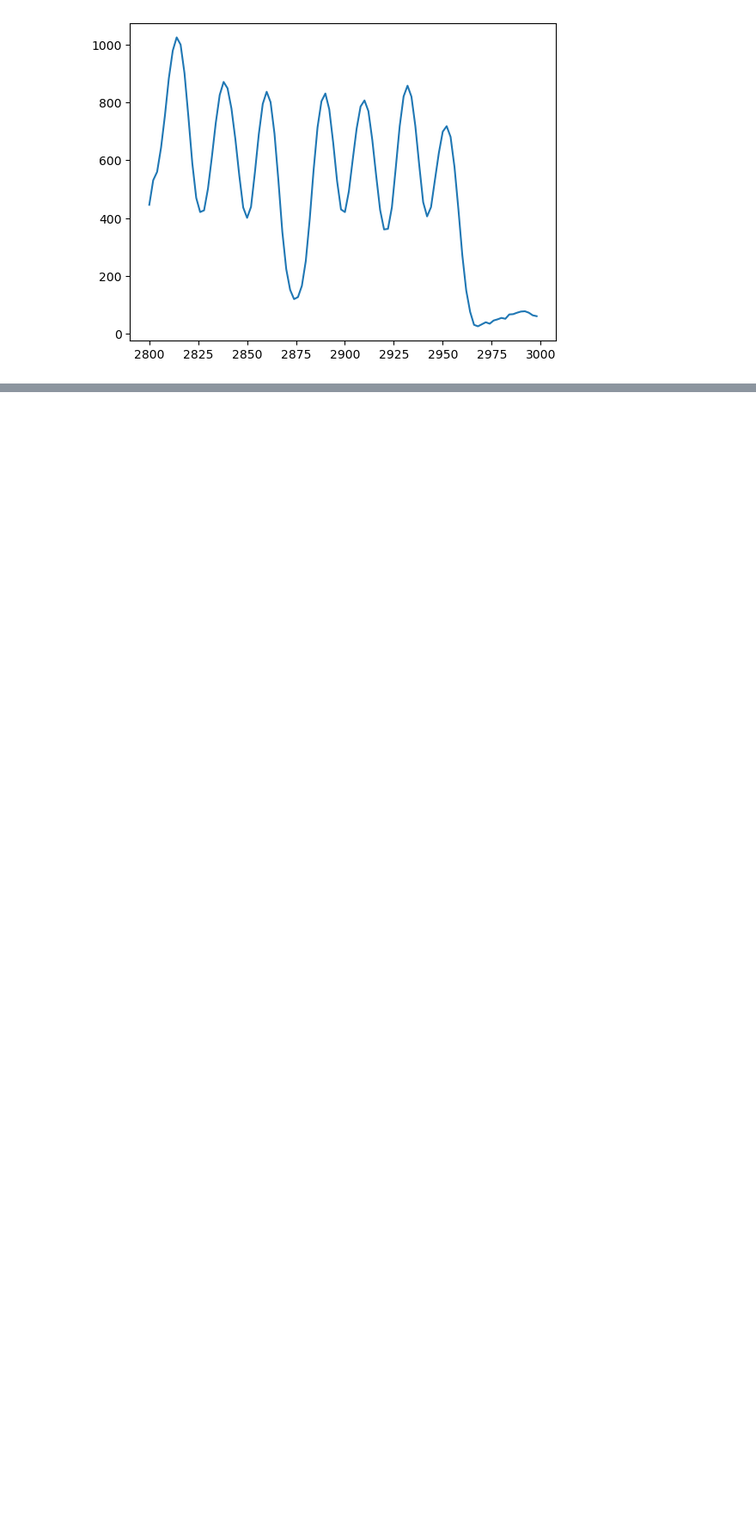
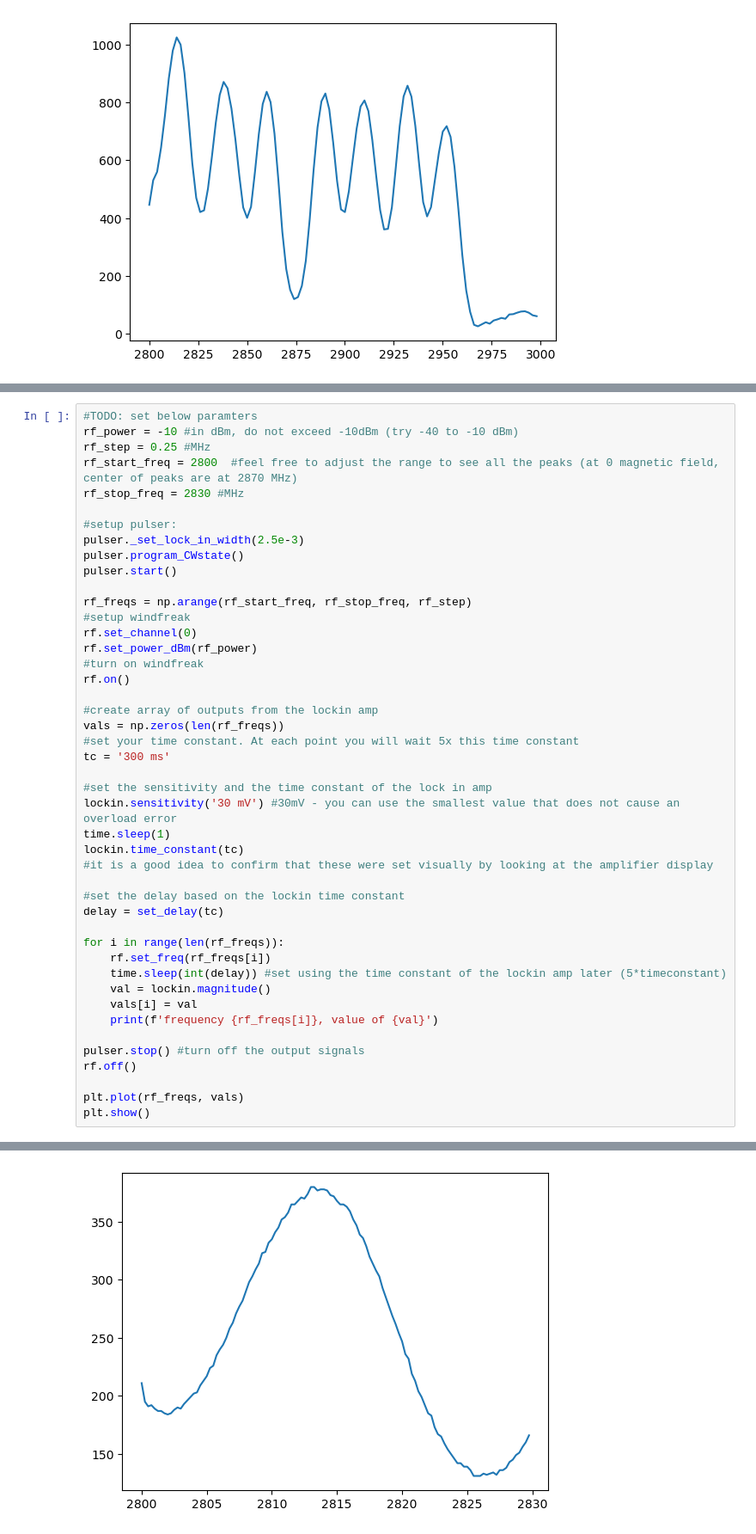
Before and after one commit to yudgy/ee400-lab2-qubit-control, a Jupyter notebook: CWODMR.ipynb, the cells around one changed output, grey strips where cells are left out. Shown at 86% size. Drawn from its saved outputs; the diff is of its cells as text; blank space fills up the shorter version.

```diff
--- a/CWODMR.ipynb
+++ b/CWODMR.ipynb
@@ -217,0 +206,46 @@ KeyboardInterrupt:
+# %%
+#TODO: set below paramters
+rf_power = -10 #in dBm, do not exceed -10dBm (try -40 to -10 dBm)
+rf_step = 0.25 #MHz
+rf_start_freq = 2800  #feel free to adjust the range to see all the peaks (at 0 magnetic field, center of peaks are at 2870 MHz)
+rf_stop_freq = 2830 #MHz
+
+#setup pulser:
+pulser._set_lock_in_width(2.5e-3)
+pulser.program_CWstate()
+pulser.start()
+
+rf_freqs = np.arange(rf_start_freq, rf_stop_freq, rf_step)
+#setup windfreak
+rf.set_channel(0)
+rf.set_power_dBm(rf_power)
+#turn on windfreak
+rf.on()
+
+#create array of outputs from the lockin amp
+vals = np.zeros(len(rf_freqs))
+#set your time constant. At each point you will wait 5x this time constant
+tc = '300 ms'
+
+#set the sensitivity and the time constant of the lock in amp
+lockin.sensitivity('30 mV') #30mV - you can use the smallest value that does not cause an overload error
+time.sleep(1)
+lockin.time_constant(tc)
+#it is a good idea to confirm that these were set visually by looking at the amplifier display
+
+#set the delay based on the lockin time constant
+delay = set_delay(tc)
+
+for i in range(len(rf_freqs)):
+    rf.set_freq(rf_freqs[i])
+    time.sleep(int(delay)) #set using the time constant of the lockin amp later (5*timeconstant)
+    val = lockin.magnitude()
+    vals[i] = val
+    print(f'frequency {rf_freqs[i]}, value of {val}')
+
+pulser.stop() #turn off the output signals
+rf.off()
+
+plt.plot(rf_freqs, vals)
+plt.show()
+# %% [output]
@@ -218,3 +269,4 @@ KeyboardInterrupt:
+[figure, added]
 # %%
 #write data to a csv file to save the data
 
```
Also changed, not shown: parts of 2 cells of this notebook.
